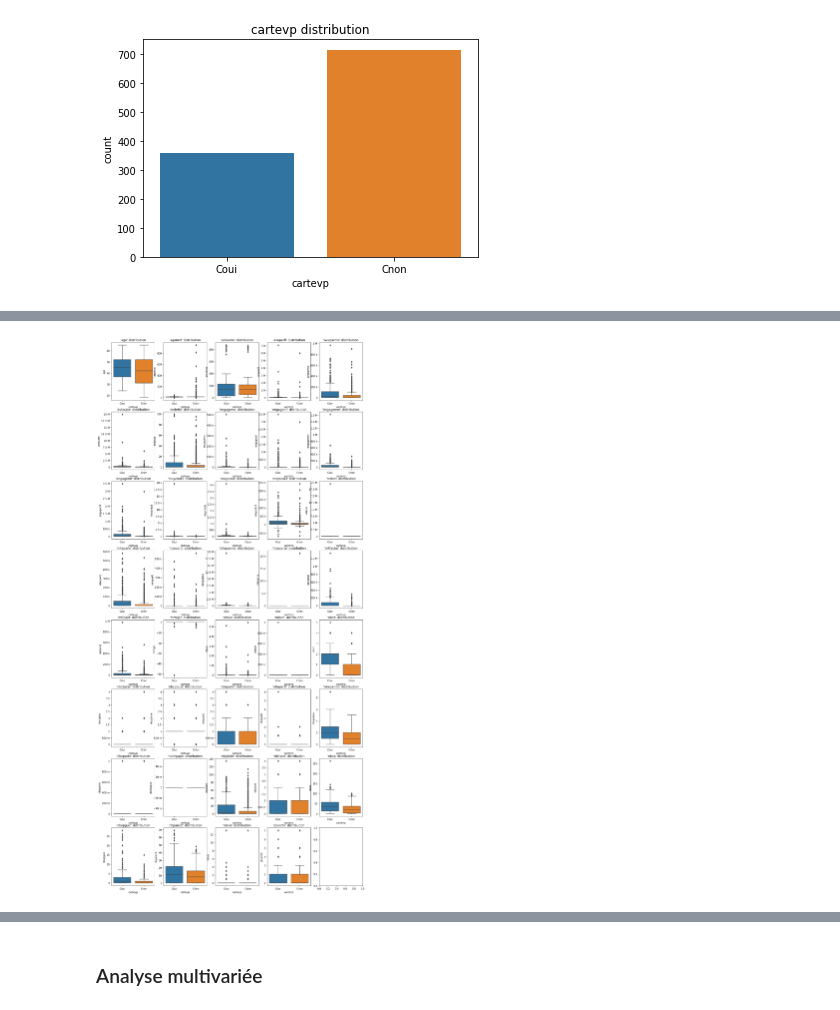
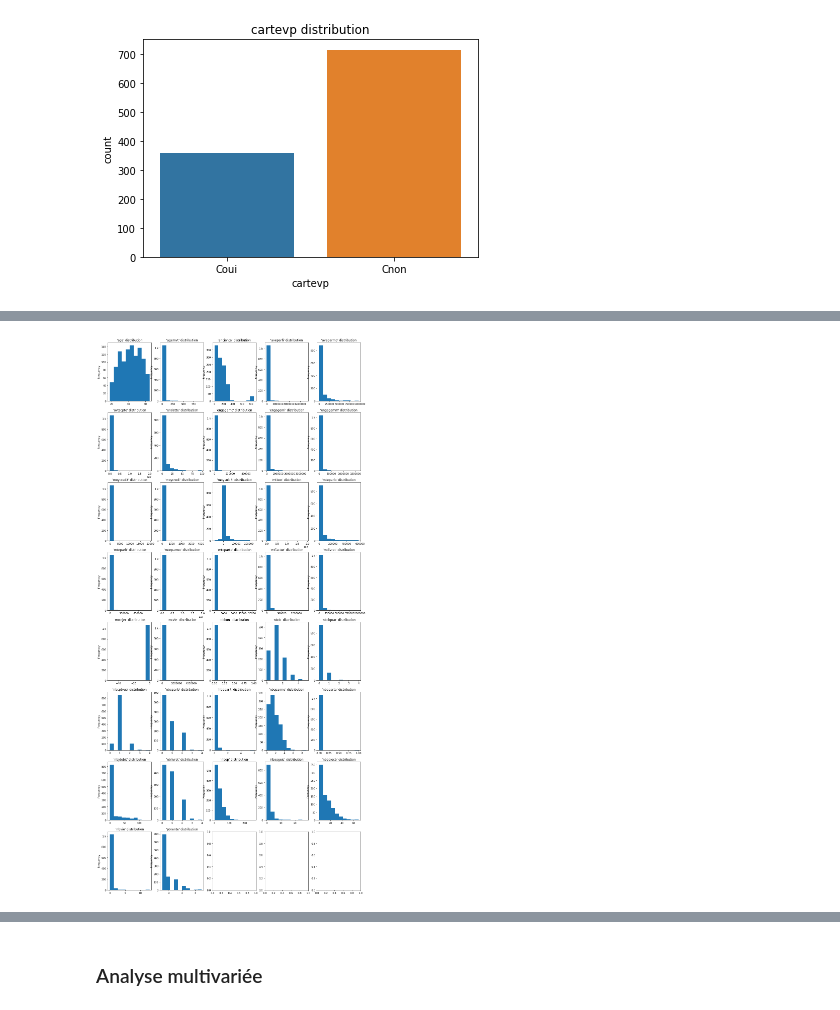
Before and after one commit to mahdiou-diallo/Projet_AppSup, a Jupyter notebook: src/visa.ipynb, the cells around one changed output, grey strips where cells are left out. Saved outputs shown, nothing was run; the diff lists cells and outputs as text; code cells hidden in the pictures.

```diff
--- a/src/visa.ipynb
+++ b/src/visa.ipynb
@@ -156,20 +196,36 @@ for i in range(visa_quali.shape[1]):
 # %%
-visa_quanti = visa[quanti_vars]
-nvars = visa_quanti.shape[1]
-ncol = 5
-nrow  = nvars // ncol + (1 if nvars%ncol != 0 else 0)
-fig, axs = plt.subplots(nrow, ncol, figsize=(18,5*nrow))
+# nvars = visa_quanti.shape[1]
+# ncol = 5
+# nrow  = nvars // ncol + (1 if nvars%ncol != 0 else 0)
+# fig, axs = plt.subplots(nrow, ncol, figsize=(18,5*nrow))
 
-for i in range(nvars):
-    row, col = i//ncol, i%ncol
-    ax = axs[row, col]
-    var_name = quanti_vars[i]
+# for i in range(nvars):
+#     row, col = i//ncol, i%ncol
+#     ax = axs[row, col]
+#     var_name = visa_quanti.columns[i]
 
-    s = visa_quanti[var_name].astype('str')
-    s = s[s != '.'].astype(int) # elimination des valeurs manquantes et transformation en entier
-#     s.plot.hist(ax=ax)
-    sns.boxplot(x=visa.cartevp, y=s, ax=ax)
-    ax.yaxis.set_major_formatter(ticker.EngFormatter())
-    ax.set_title(f'{var_name!r} distribution')
+#     s = visa_quanti[var_name]#.astype('str')
+# #     s = s[s != '.'].astype(int) # elimination des valeurs manquantes et transformation en entier
+# #     s.plot.hist(ax=ax)
+#     sns.boxplot(x=visa.cartevp, y=s, ax=ax)
+#     ax.yaxis.set_major_formatter(ticker.EngFormatter())
+#     ax.set_title(f'{var_name!r} distribution')
-# %% [output]
-[figure, removed]
+# %%
+nvars = visa_quanti.shape[1]
+ncol = 5
+nrow  = nvars // ncol + (1 if nvars%ncol != 0 else 0)
+fig, axs = plt.subplots(nrow, ncol, figsize=(18,5*nrow))
+
+for i in range(nvars):
+    row, col = i//ncol, i%ncol
+    ax = axs[row, col]
+    var_name = visa_quanti.columns[i]
+
+    s = visa_quanti[var_name]
+    s.plot.hist(ax=ax)
+#     sns.distplot(s, ax=ax)
+#     [sns.distplot(s[visa.cartevp==label], label=f"class {label}") for label in visa.cartevp.unique()]
+    ax.yaxis.set_major_formatter(ticker.EngFormatter())
+    ax.set_title(f'{var_name!r} distribution')
+# %% [output]
+[figure, added]
```
Also changed, not shown: parts of 34 cells of this notebook.
